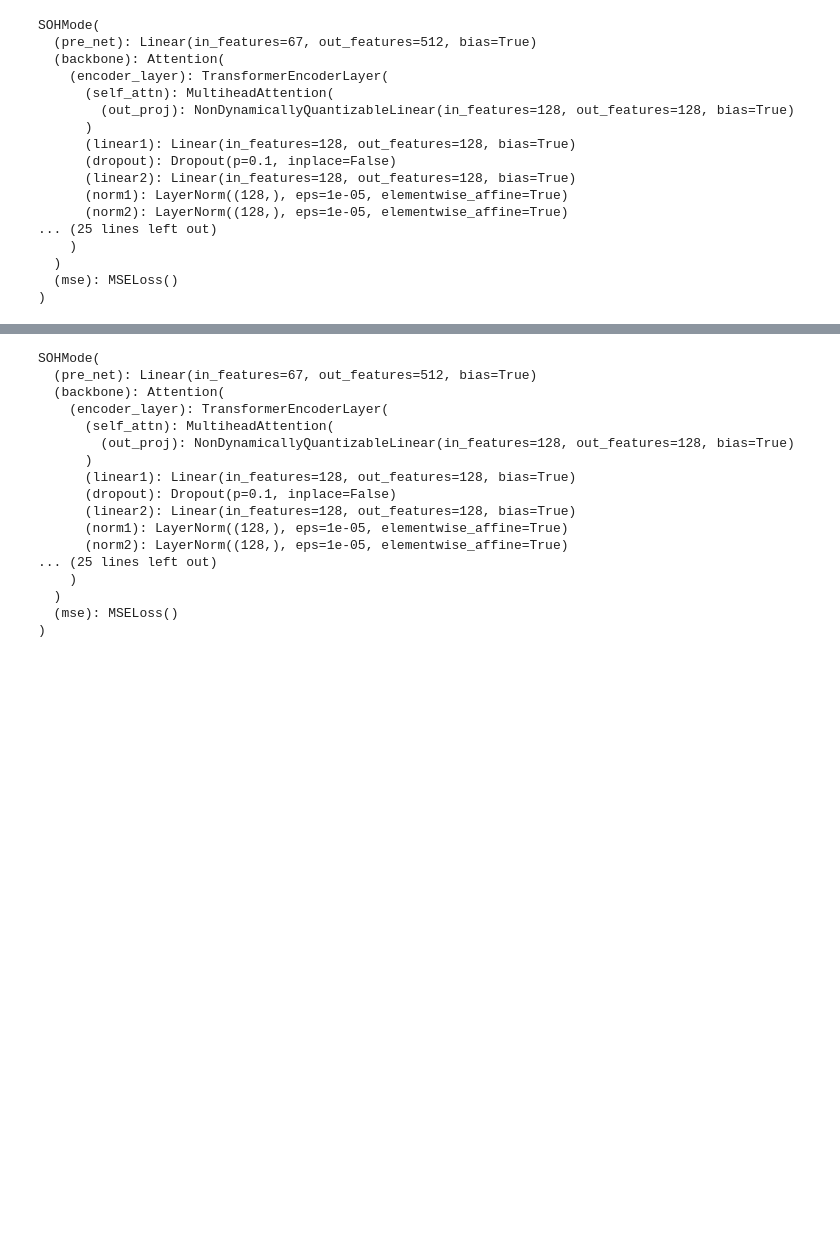
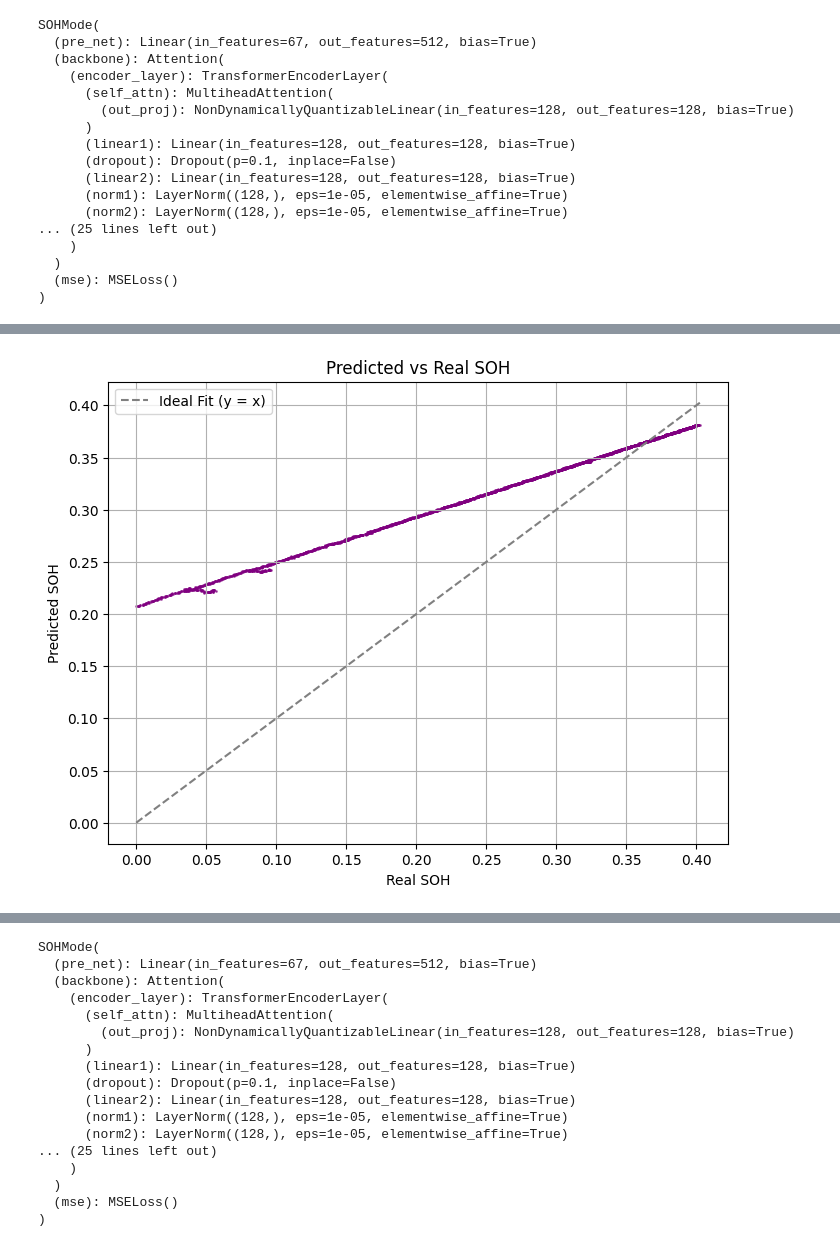
Before and after one commit to Imenturki0/tez-project, a Jupyter notebook: ATTENTİONmodel.ipynb, the cells around one changed output, grey strips where cells are left out. Saved outputs shown, nothing was run; the diff lists cells and outputs as text; code cells hidden in the pictures; blank space fills up the shorter version.

```diff
--- a/ATTENTİONmodel.ipynb
+++ b/ATTENTİONmodel.ipynb
@@ -281,3 +283,17 @@ plt.show()
+# %%
+plt.figure(figsize=(8, 6))
+plt.scatter(all_test_labels, all_test_preds, color='purple', alpha=0.6, s=1)
+plt.plot([min(all_test_labels), max(all_test_labels)],
+         [min(all_test_labels), max(all_test_labels)],
+         color='gray', linestyle='--', label='Ideal Fit (y = x)')
+plt.title('Predicted vs Real SOH')
+plt.xlabel('Real SOH')
+plt.ylabel('Predicted SOH')
+plt.legend()
+plt.grid(True)
+plt.show()
+# %% [output]
+[figure, added]
 # %%
 epochs = range(1, len(train_losses) + 1)
 
```
Also changed, not shown: parts of 10 cells of this notebook, 10 other files.
